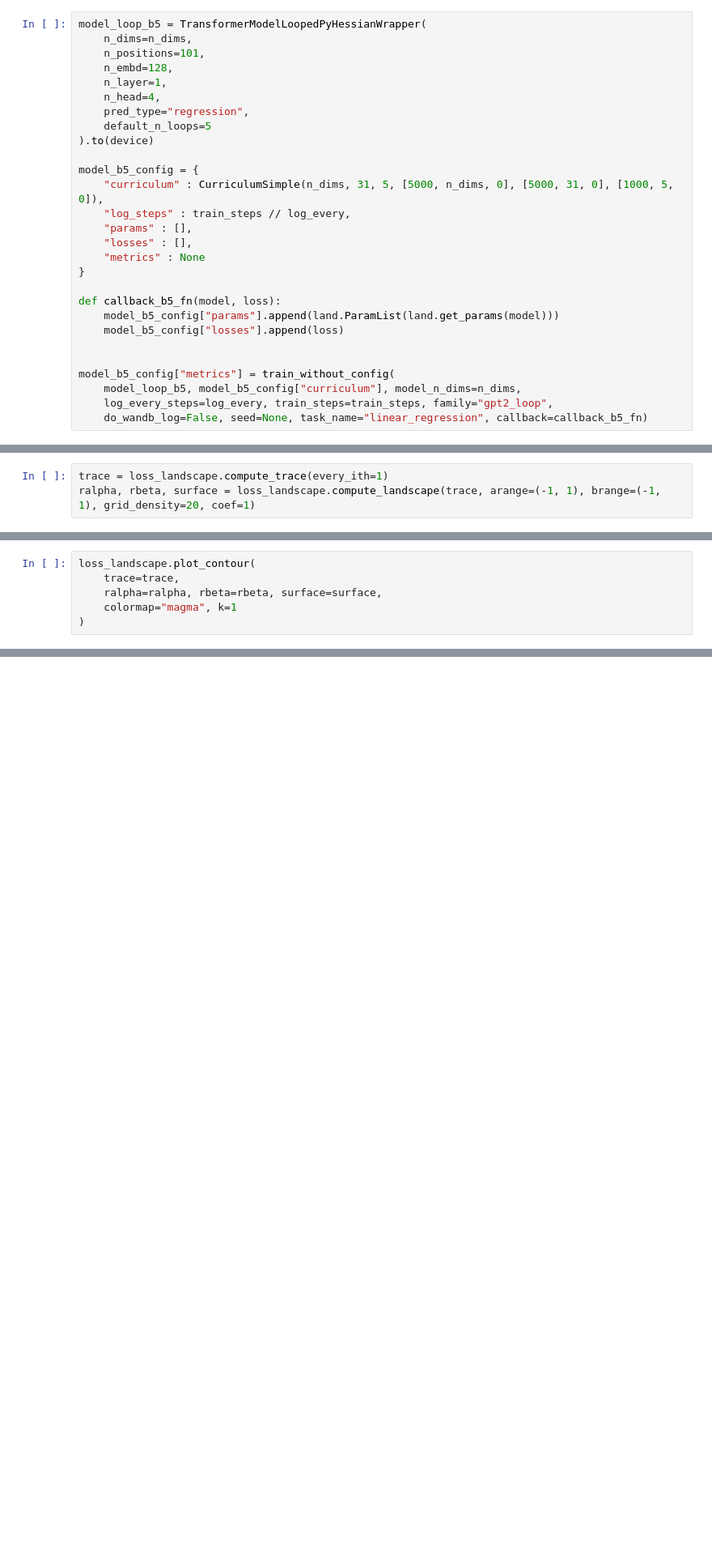
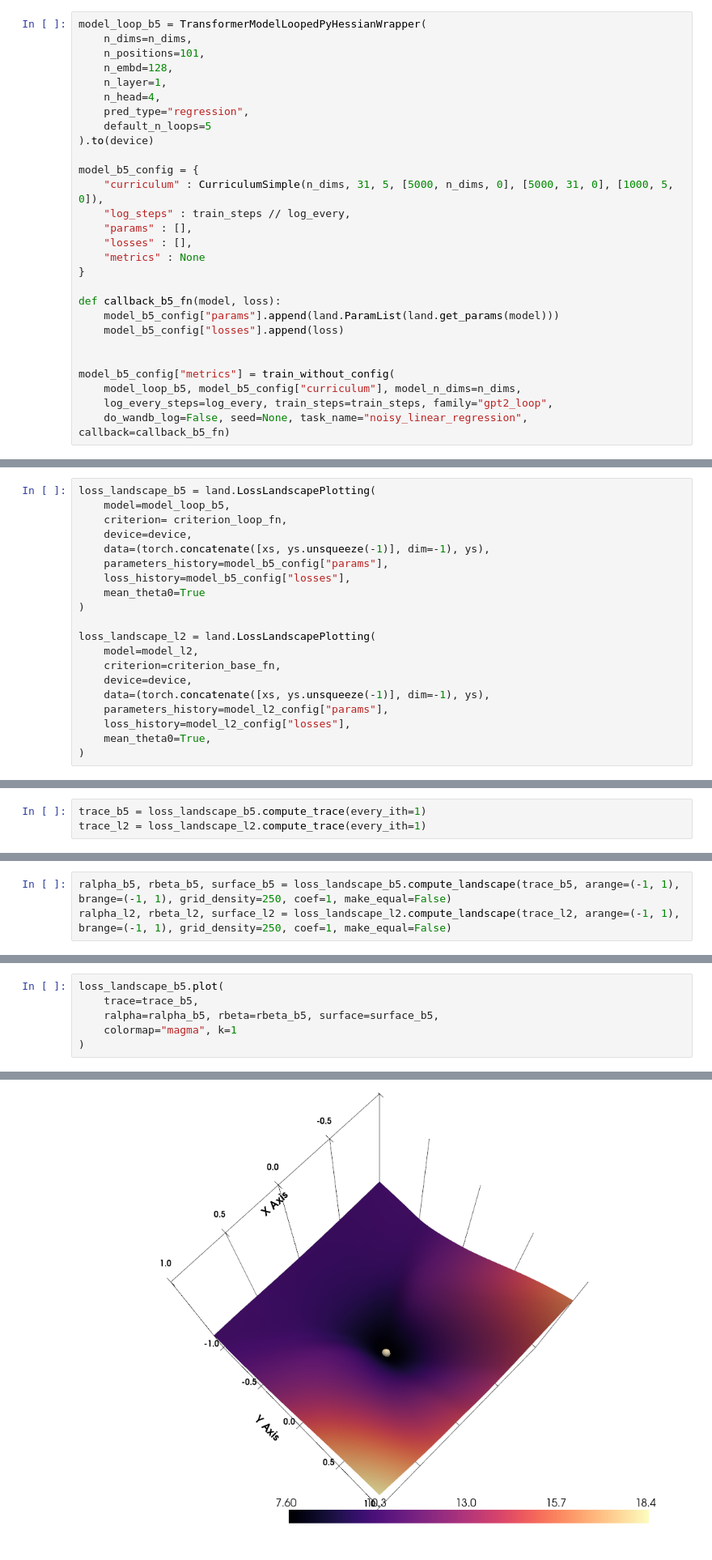
Before and after one commit to Vadimbuildercxx/looped_transformer, a Jupyter notebook: scripts/loss_surface.ipynb, the cells around one changed output, grey strips where cells are left out. Shown at 81% size. Cells and saved outputs as stored; diff of their text form; blank space fills up the shorter version.

```diff
--- a/scripts/loss_surface.ipynb
+++ b/scripts/loss_surface.ipynb
@@ -57,7 +61,7 @@ def callback_b5_fn(model, loss):
 model_b5_config["metrics"] = train_without_config(
     model_loop_b5, model_b5_config["curriculum"], model_n_dims=n_dims,
     log_every_steps=log_every, train_steps=train_steps, family="gpt2_loop",
-    do_wandb_log=False, seed=None, task_name="linear_regression", callback=callback_b5_fn)
+    do_wandb_log=False, seed=None, task_name="noisy_linear_regression", callback=callback_b5_fn)
 # %% [output]
 number of parameters: 0.20M
 0
@@ -76,0 +189,20 @@ loss_landscape = land.LossLandscapePlotting(
+# %%
+loss_landscape_b5 = land.LossLandscapePlotting(
+    model=model_loop_b5,
+    criterion= criterion_loop_fn,
+    device=device,
+    data=(torch.concatenate([xs, ys.unsqueeze(-1)], dim=-1), ys),
+    parameters_history=model_b5_config["params"],
+    loss_history=model_b5_config["losses"],
+    mean_theta0=True
+)
+
+loss_landscape_l2 = land.LossLandscapePlotting(
+    model=model_l2,
+    criterion=criterion_base_fn,
+    device=device,
+    data=(torch.concatenate([xs, ys.unsqueeze(-1)], dim=-1), ys),
+    parameters_history=model_l2_config["params"],
+    loss_history=model_l2_config["losses"],
+    mean_theta0=True,
+)
@@ -77,3 +220,3 @@ loss_landscape = land.LossLandscapePlotting(
 # %%
-trace = loss_landscape.compute_trace(every_ith=1)
-ralpha, rbeta, surface = loss_landscape.compute_landscape(trace, arange=(-1, 1), brange=(-1, 1), grid_density=20, coef=1)
+trace_b5 = loss_landscape_b5.compute_trace(every_ith=1)
+trace_l2 = loss_landscape_l2.compute_trace(every_ith=1)
@@ -85,0 +234,3 @@ loss_landscape.plot(
+# %%
+ralpha_b5, rbeta_b5, surface_b5 = loss_landscape_b5.compute_landscape(trace_b5, arange=(-1, 1), brange=(-1, 1), grid_density=250, coef=1, make_equal=False)
+ralpha_l2, rbeta_l2, surface_l2 = loss_landscape_l2.compute_landscape(trace_l2, arange=(-1, 1), brange=(-1, 1), grid_density=250, coef=1, make_equal=False)
@@ -86,6 +275,7 @@ loss_landscape.plot(
 # %%
-loss_landscape.plot_contour(
-    trace=trace,
-    ralpha=ralpha, rbeta=rbeta, surface=surface,
+loss_landscape_b5.plot(
+    trace=trace_b5,
+    ralpha=ralpha_b5, rbeta=rbeta_b5, surface=surface_b5,
     colormap="magma", k=1
 )
+# %% [output]
@@ -91,0 +286 @@ loss_landscape.plot_contour(
+[figure, added]
```
Also changed, not shown: parts of 29 cells of this notebook, 3 other files.
